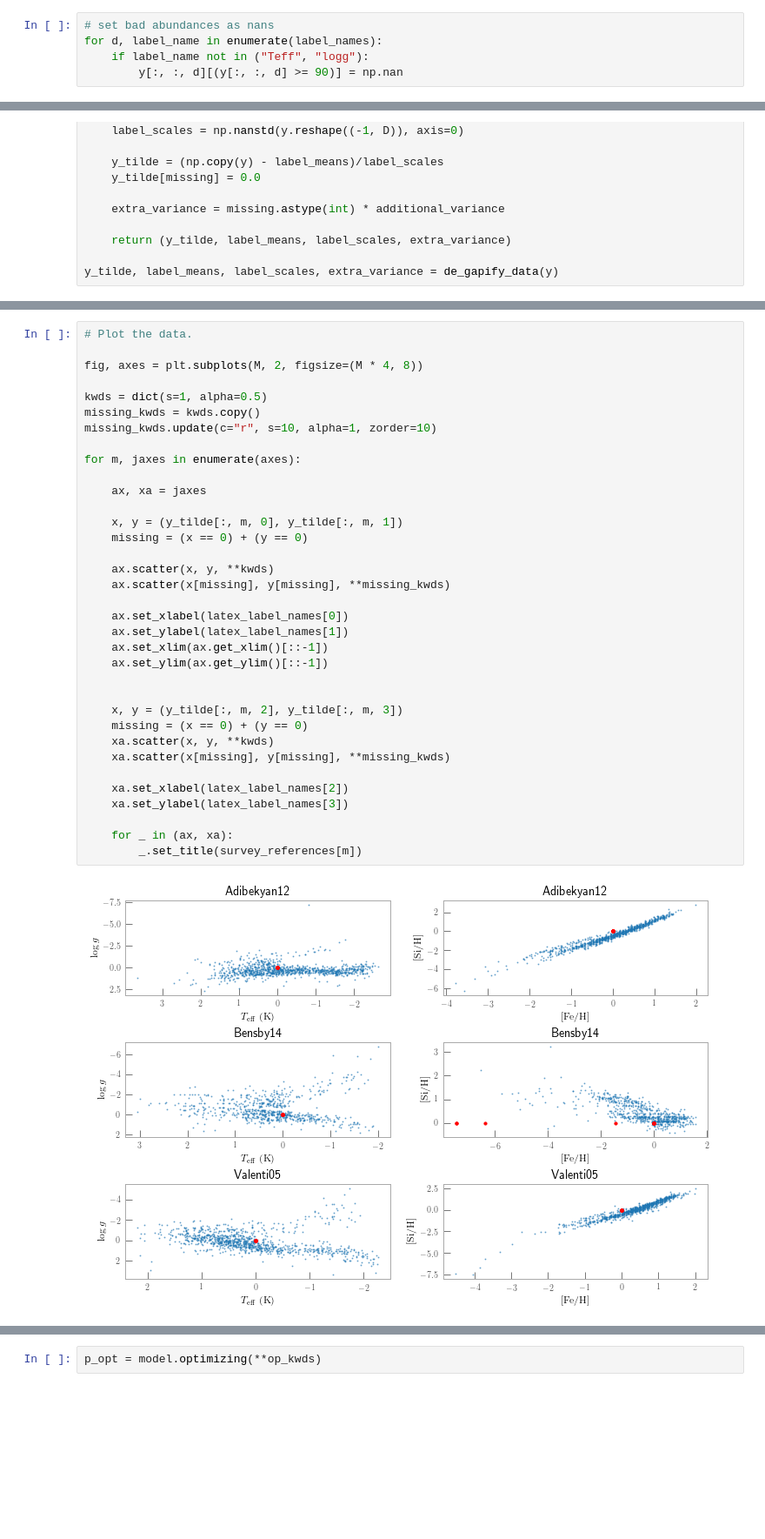
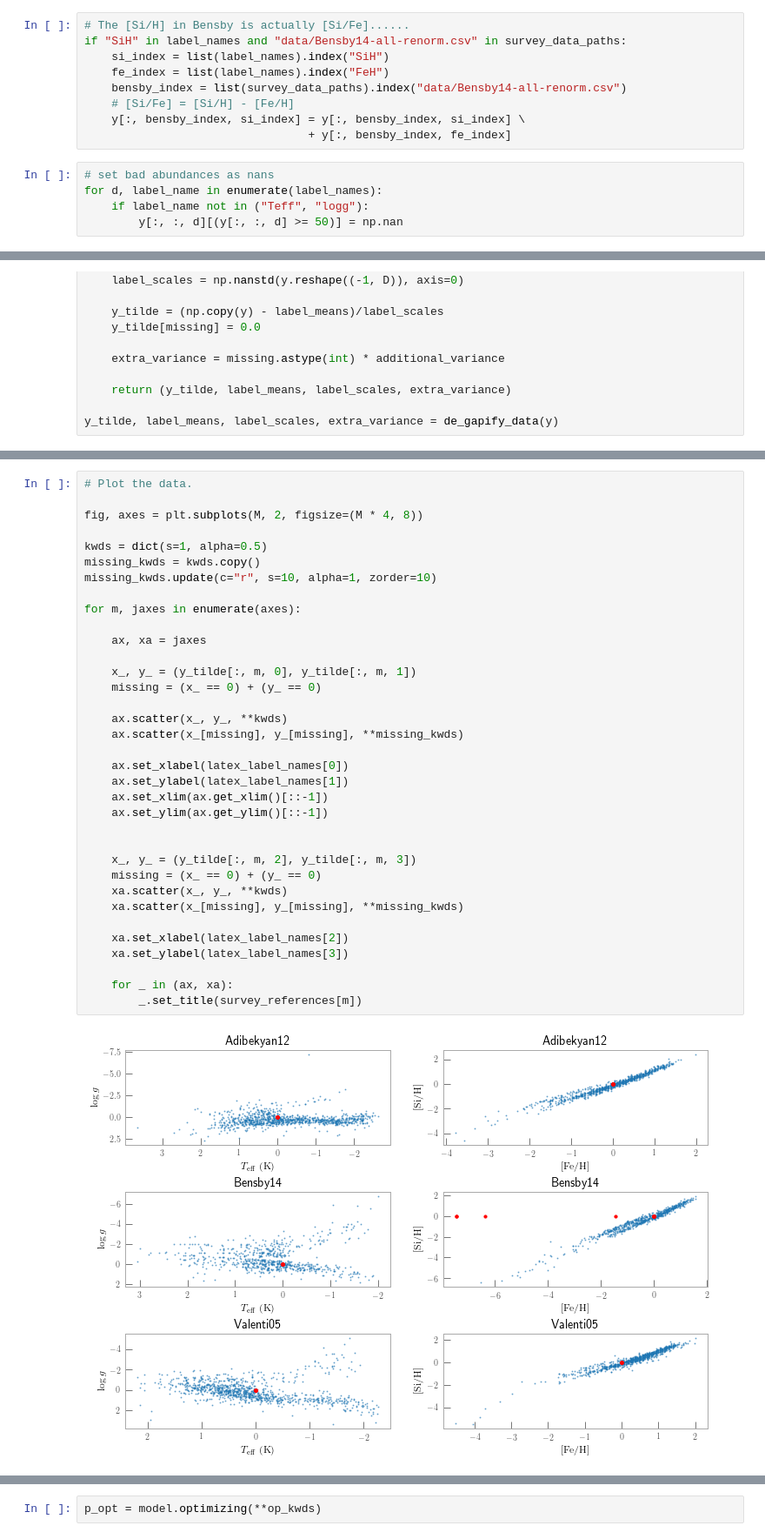
Before and after one commit to andycasey/uber-chemi-cal, a Jupyter notebook: hypatia-subset.ipynb, the cells around one changed output, grey strips where cells are left out. Shown: that part at 87% size. Saved outputs shown, nothing was run; the diff lists cells and outputs as text; blank space fills up the shorter version.

```diff
--- a/hypatia-subset.ipynb
+++ b/hypatia-subset.ipynb
@@ -46,8 +46,17 @@ for m, data in enumerate(survey_data):
         n = np.where(star[label_identifier] == unique_hip_names)[0][0]
         y[n, m, :] = np.array([(star[ln] if ln in star.dtype.names else np.nan) \
                                for ln in label_names])
+# %%
+# The [Si/H] in Bensby is actually [Si/Fe]......
+if "SiH" in label_names and "data/Bensby14-all-renorm.csv" in survey_data_paths:
+    si_index = list(label_names).index("SiH")
+    fe_index = list(label_names).index("FeH")
+    bensby_index = list(survey_data_paths).index("data/Bensby14-all-renorm.csv")
+    # [Si/Fe] = [Si/H] - [Fe/H]
+    y[:, bensby_index, si_index] = y[:, bensby_index, si_index] \
+                                 + y[:, bensby_index, fe_index]
 # %%
 # set bad abundances as nans
 for d, label_name in enumerate(label_names):
     if label_name not in ("Teff", "logg"):
-        y[:, :, d][(y[:, :, d] >= 90)] = np.nan
+        y[:, :, d][(y[:, :, d] >= 50)] = np.nan
@@ -108,40 +150,40 @@ ax.scatter(y_[:, 0], y_[:, 1], s=1)
 # %%
 # Plot the data.
 
 fig, axes = plt.subplots(M, 2, figsize=(M * 4, 8))
 
 kwds = dict(s=1, alpha=0.5)
 missing_kwds = kwds.copy()
 missing_kwds.update(c="r", s=10, alpha=1, zorder=10)
 
 for m, jaxes in enumerate(axes):
 
     ax, xa = jaxes
 
-    x, y = (y_tilde[:, m, 0], y_tilde[:, m, 1])
-    missing = (x == 0) + (y == 0)
+    x_, y_ = (y_tilde[:, m, 0], y_tilde[:, m, 1])
+    missing = (x_ == 0) + (y_ == 0)
 
-    ax.scatter(x, y, **kwds)
-    ax.scatter(x[missing], y[missing], **missing_kwds)
+    ax.scatter(x_, y_, **kwds)
+    ax.scatter(x_[missing], y_[missing], **missing_kwds)
 
     ax.set_xlabel(latex_label_names[0])
     ax.set_ylabel(latex_label_names[1])
     ax.set_xlim(ax.get_xlim()[::-1])
     ax.set_ylim(ax.get_ylim()[::-1])
 
 
-    x, y = (y_tilde[:, m, 2], y_tilde[:, m, 3])
-    missing = (x == 0) + (y == 0)
-    xa.scatter(x, y, **kwds)
-    xa.scatter(x[missing], y[missing], **missing_kwds)
+    x_, y_ = (y_tilde[:, m, 2], y_tilde[:, m, 3])
+    missing = (x_ == 0) + (y_ == 0)
+    xa.scatter(x_, y_, **kwds)
+    xa.scatter(x_[missing], y_[missing], **missing_kwds)
 
     xa.set_xlabel(latex_label_names[2])
     xa.set_ylabel(latex_label_names[3])
 
     for _ in (ax, xa):
         _.set_title(survey_references[m])
 # %% [output]
-[figure, old version]
+[figure, new version]
 # %%
 model = stan.read_model("model-missing-data.stan")
 print(model.model_code)
```
Also changed, not shown: parts of 20 cells of this notebook, 1 other file.
